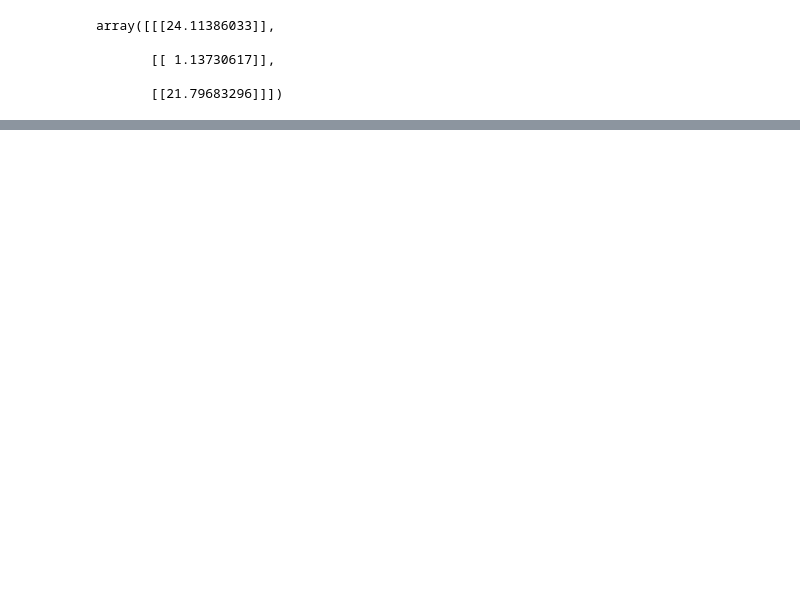
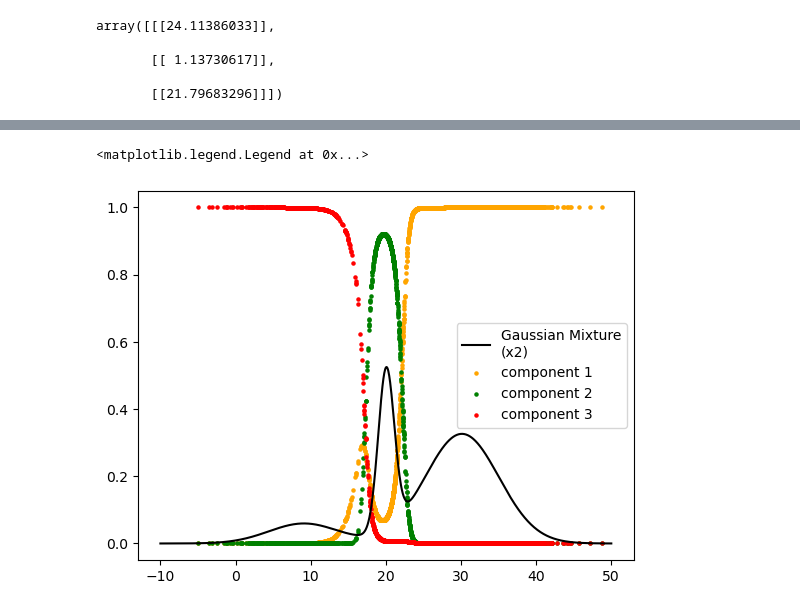
Before and after one commit to ebianchi803/astrostatistics_bicocca_2026, a Jupyter notebook: working/L06.ipynb, the cells around one changed output, grey strips where cells are left out. Cells and saved outputs as stored; diff of their text form; code cells hidden in the pictures; blank space fills up the shorter version.

```diff
--- a/working/L06.ipynb
+++ b/working/L06.ipynb
@@ -100,0 +120,10 @@ plt.plot()
+# %%
+proba = gm.predict_proba(data)
+colors = ['orange', 'g', 'r']
+plt.plot(x,multi_gaus*2, c='k', linestyle='-', label='Gaussian Mixture\n(x2)')
+for i, color in zip(range(3), colors): plt.scatter(data, proba[:,i],s=5,c=color,label='component '+str(i+1))
+
+plt.legend()
+# %% [output]
+<matplotlib.legend.Legend at 0x...>
+[figure, added]
```
Also changed, not shown: parts of 5 cells of this notebook.
